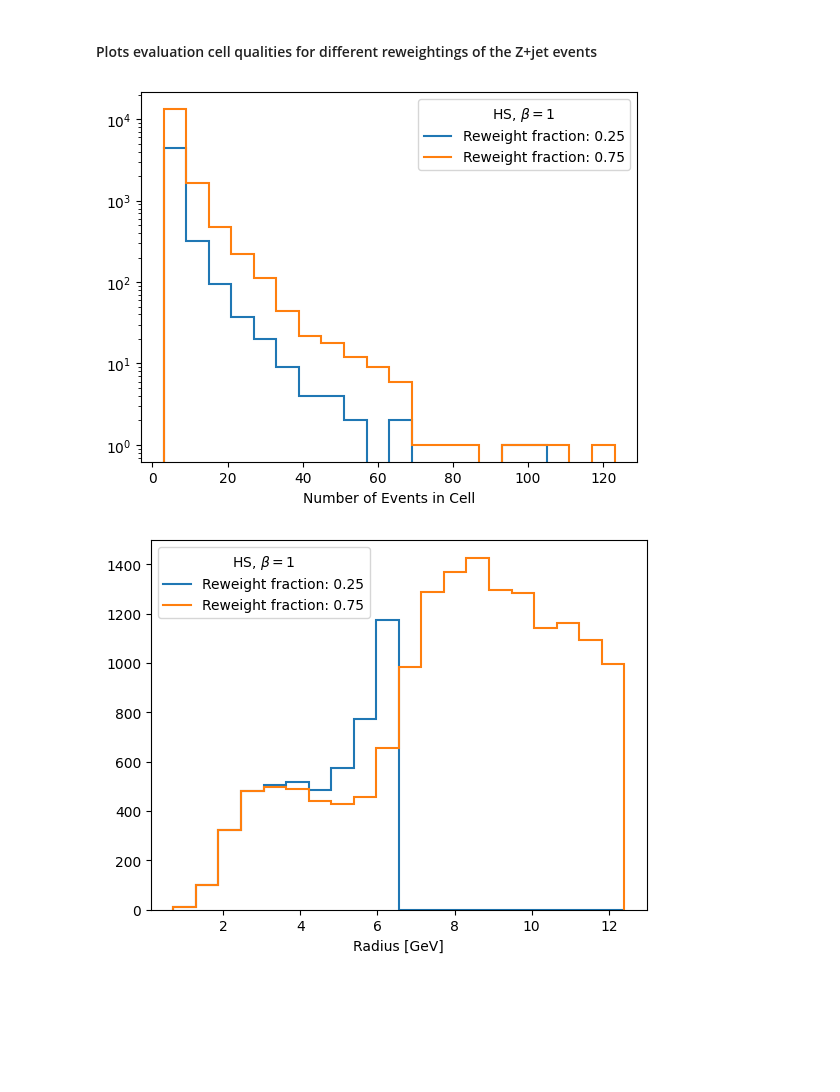
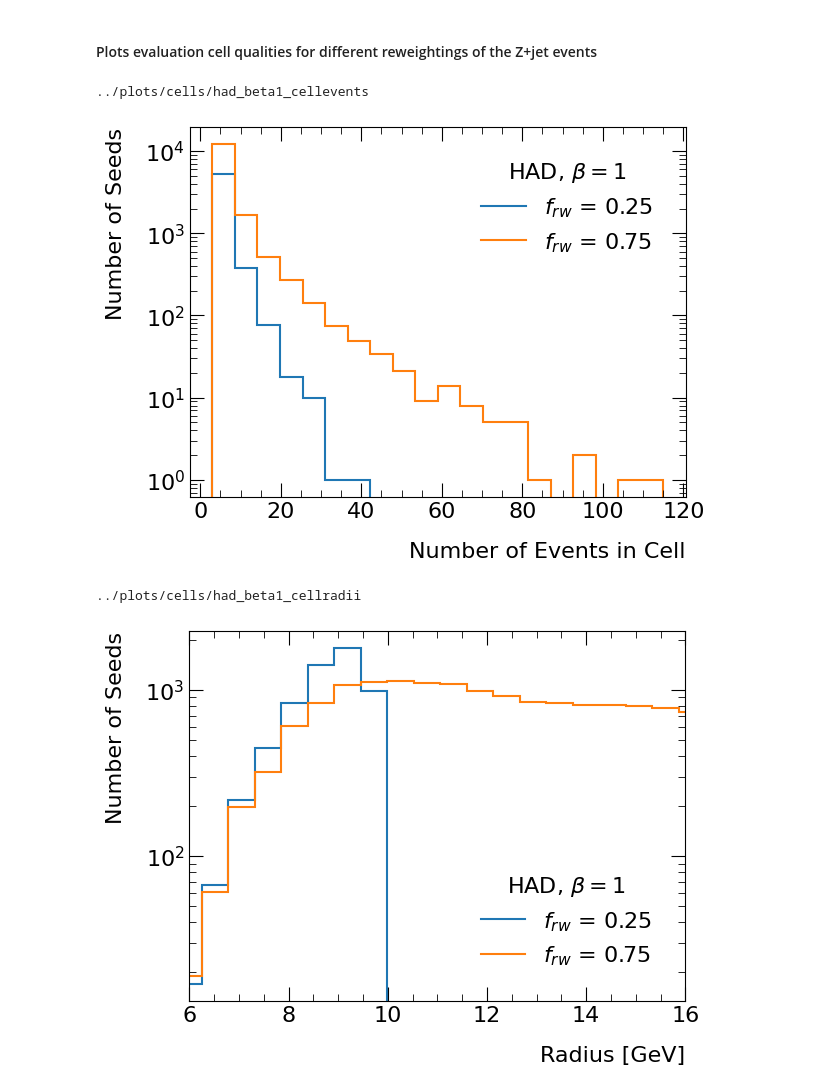
Before and after one commit to leblanc-lab/ot-cres, a Jupyter notebook: notebooks/cell_plots.ipynb, the cells around one changed output. Drawn from its saved outputs; the diff is of its cells as text; code cells hidden in the pictures; blank space fills up the shorter version.

Commit message:
Some cleanup of plotting etc

```diff
--- a/notebooks/cell_plots.ipynb
+++ b/notebooks/cell_plots.ipynb
@@ -6,55 +12,63 @@ import matplotlib.pyplot as plt
 #### Plots evaluation cell qualities for different reweightings of the Z+jet events
 # %%
 rwFracs = [0.25, 0.75]
-stage = "hp"
+path = "/oscar/data/mleblan6/lhay"
+stage = "had"
 if stage == "hp":
     stage_str = "HS"
-    cell_pop_files = ["/oscar/data/mleblan6/lhay/cell_info/cell_pop_hp_6p5gev_b1.npy",
-                      "/oscar/data/mleblan6/lhay/cell_info/cell_pop_hp_12p4gev_b1.npy"]
+    cell_pop_files = [path + "/cell_info/cell_pop_hp_6p5gev_b1.npy",
+                      path + "/cell_info/cell_pop_hp_12p4gev_b1.npy"]
 elif stage == "ps":
     stage_str = "PS"
-    cell_pop_files = ["/oscar/data/mleblan6/lhay/cell_info/cell_pop_ps_8p9gev_b1.npy",
-                      "/oscar/data/mleblan6/lhay/cell_info/cell_pop_ps_16p7gev_b1.npy"]
+    cell_pop_files = [path + "/cell_info/cell_pop_ps_8p9gev_b1.npy",
+                      path + "/cell_info/cell_pop_ps_16p7gev_b1.npy"]
 elif stage == "had":
     stage_str = "HAD"
-    cell_pop_files = ["/oscar/data/mleblan6/lhay/cell_info/cell_pop_had_9p7gev_b1.npy",
-                      "/oscar/data/mleblan6/lhay/cell_info/cell_pop_had_16p4gev_b1.npy"]
+    cell_pop_files = [path + "/cell_info/cell_pop_had_9p7gev_b1.npy",
+                      path + "/cell_info/cell_pop_had_16p4gev_b1.npy"]
 cell_pop_arrays = [np.load(f) for f in cell_pop_files]
 
 # Find the global min/max for consistent binning
 all_data = np.concatenate(cell_pop_arrays)
 bins = np.linspace(np.min(all_data), np.max(all_data), 21)  # 20 bins
 
 # Create histograms and plot
 fig, ax = plt.subplots()
 
 for data, frac in zip(cell_pop_arrays, rwFracs):
     counts, bin_edges = np.histogram(data, bins=bins)
-    hep.histplot(counts, bin_edges, ax=ax, label=f'Reweight fraction: {frac}')
-ax.set_xlabel("Number of Events in Cell")
+    hep.histplot(counts, bin_edges, ax=ax, label=r"$f_{rw}$ = " + f'{frac}')
+
+
 ax.set_yscale("log")
-ax.legend(title=rf"{stage_str}, $\beta=1$")
+configure_axis(ax, "Number of Events in Cell", "Number of Seeds")
+ax.legend(title=rf"{stage_str}, $\beta=1$", frameon=False, fontsize=16, loc="upper right", borderpad=1.0, title_fontsize=16)
+
+directory = f"../plots/cells"
+filename = stage + "_beta1_cellevents"
+if not os.path.exists(directory):
+    os.makedirs(directory)
+print(f"{directory}/{filename}")
+plt.savefig(f"{directory}/{filename}.pdf", bbox_inches='tight')
+
 plt.show()
 # %% [output]
+../plots/cells/had_beta1_cellevents
-[figure, old version]
+[figure, new version]
 # %%
-import numpy as np
-import mplhep as hep
-import matplotlib.pyplot as plt
-
 rwFracs = [0.25, 0.75]
 if stage == "hp":
     stage_str = "HS"
-    cell_pop_files = ["/oscar/data/mleblan6/lhay/cell_info/cell_radius_hp_6p5gev_b1.npy",
-                      "/oscar/data/mleblan6/lhay/cell_info/cell_radius_hp_12p4gev_b1.npy"]
+    cell_pop_files = [path + "/cell_info/cell_radius_hp_6p5gev_b1.npy",
+                      path + "/cell_info/cell_radius_hp_12p4gev_b1.npy"]
 elif stage == "ps":
     stage_str = "PS"
-    cell_pop_files = ["/oscar/data/mleblan6/lhay/cell_info/cell_radius_ps_8p9gev_b1.npy",
-                      "/oscar/data/mleblan6/lhay/cell_info/cell_radius_ps_16p7gev_b1.npy"]
+    cell_pop_files = [path + "/cell_info/cell_radius_ps_8p9gev_b1.npy",
+                      path + "/cell_info/cell_radius_ps_16p7gev_b1.npy"]
 elif stage == "had":
     stage_str = "HAD"
-    cell_pop_files = ["/oscar/data/mleblan6/lhay/cell_info/cell_radius_had_9p7gev_b1.npy",
-                      "/oscar/data/mleblan6/lhay/cell_info/cell_radius_had_16p4gev_b1.npy"]
+    cell_pop_files = [path + "/cell_info/cell_radius_had_9p7gev_b1.npy",
+                      path + "/cell_info/cell_radius_had_16p4gev_b1.npy"]
 
 cell_pop_arrays = [np.load(f) for f in cell_pop_files]
 
@@ -67,12 +81,24 @@ fig, ax = plt.subplots()
 
 for data, frac in zip(cell_pop_arrays, rwFracs):
     counts, bin_edges = np.histogram(data, bins=bins)
-    hep.histplot(counts, bin_edges, ax=ax, label=f'Reweight fraction: {frac}')
-ax.set_xlabel("Radius [GeV]")
-ax.legend(title=rf"{stage_str}, $\beta=1$")
+    hep.histplot(counts, bin_edges, ax=ax, label=r"$f_{rw}$ = " + f'{frac}')
+
+ax.set_yscale("log")
+configure_axis(ax, "Radius [GeV]", "Number of Seeds")
+ax.legend(title=rf"{stage_str}, $\beta=1$", frameon=False, fontsize=16, loc="lower right", borderpad=1.0, title_fontsize=16)
+ax.set_xlim(6, 16)
+
+directory = f"../plots/cells"
+filename = stage + "_beta1_cellradii"
+if not os.path.exists(directory):
+    os.makedirs(directory)
+print(f"{directory}/{filename}")
+plt.savefig(f"{directory}/{filename}.pdf", bbox_inches='tight')
+
 plt.show()
 # %% [output]
+../plots/cells/had_beta1_cellradii
-[figure, old version]
+[figure, new version]
 # %%
 rwFracs = [0.25, 0.75]
 stage = "hp"
```
Also changed, not shown: parts of 2 cells of this notebook, 1 other file.
